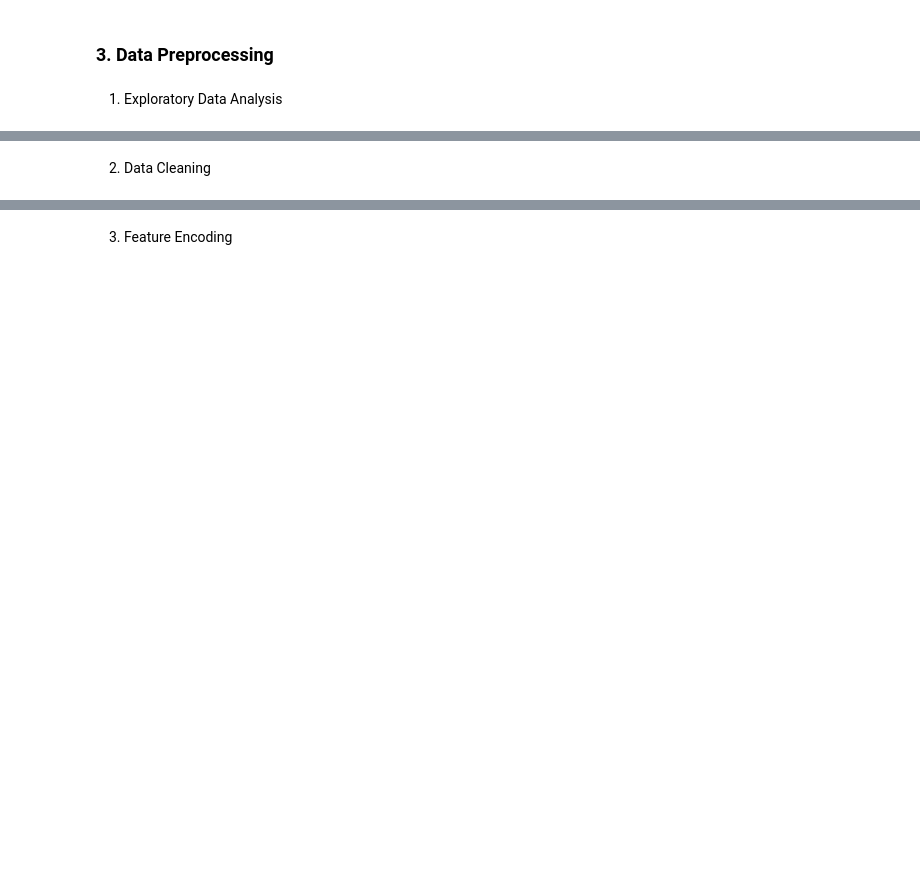
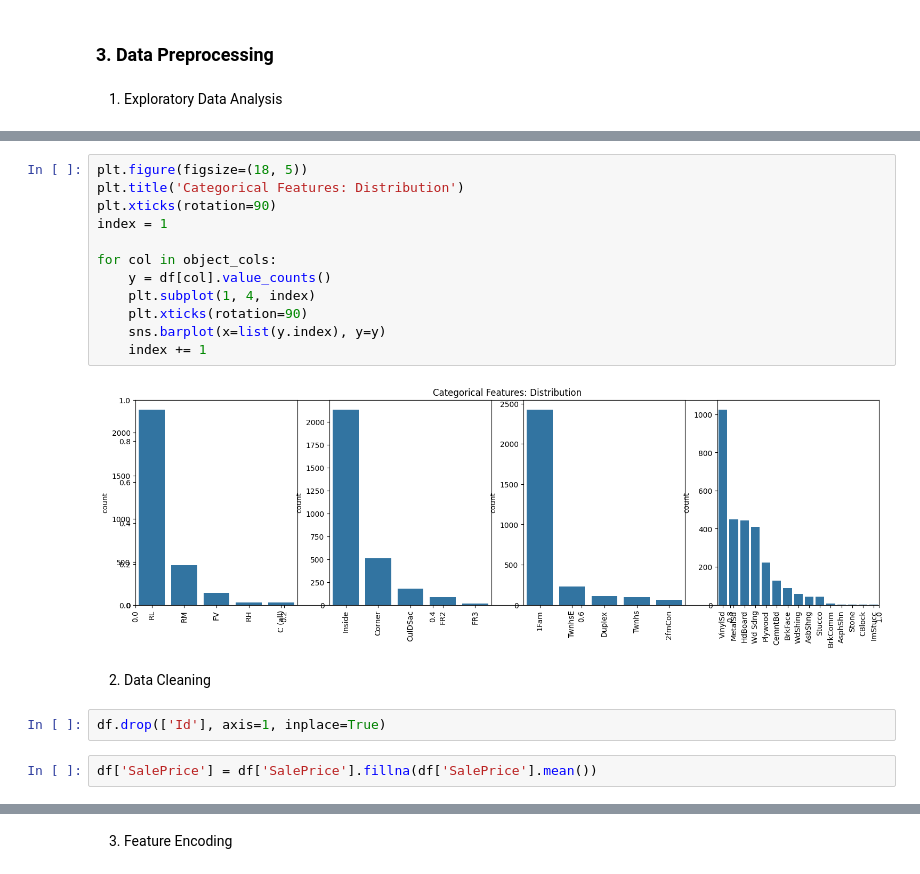
Before and after one commit to fatahrahimi330/100-Machine-Learning-Projects, a Jupyter notebook: 37-House Price Prediction/house_price_prediction.ipynb, the cells around one changed output, grey strips where cells are left out. Cells and saved outputs as stored; diff of their text form; blank space fills up the shorter version.

Commit message:
House Price Prediction Project

```diff
--- a/37-House Price Prediction/house_price_prediction.ipynb
+++ b/37-House Price Prediction/house_price_prediction.ipynb
@@ -19,2 +136,20 @@ df.head()
+# %%
+plt.figure(figsize=(18, 5))
+plt.title('Categorical Features: Distribution')
+plt.xticks(rotation=90)
+index = 1
+
+for col in object_cols:
+    y = df[col].value_counts()
+    plt.subplot(1, 4, index)
+    plt.xticks(rotation=90)
+    sns.barplot(x=list(y.index), y=y)
+    index += 1
+# %% [output]
+[figure, added]
 # %% [markdown]
 2. Data Cleaning
+# %%
+df.drop(['Id'], axis=1, inplace=True)
+# %%
+df['SalePrice'] = df['SalePrice'].fillna(df['SalePrice'].mean())
```
Also changed, not shown: parts of 21 cells of this notebook, 8 other files.
